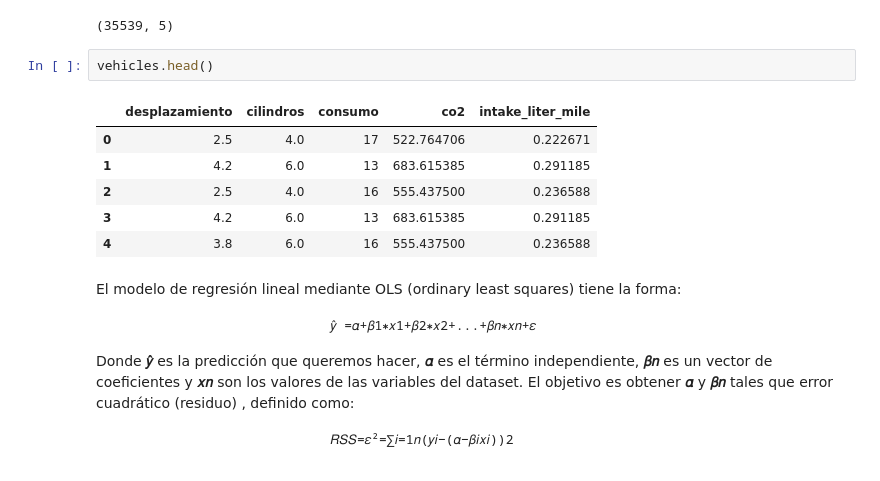
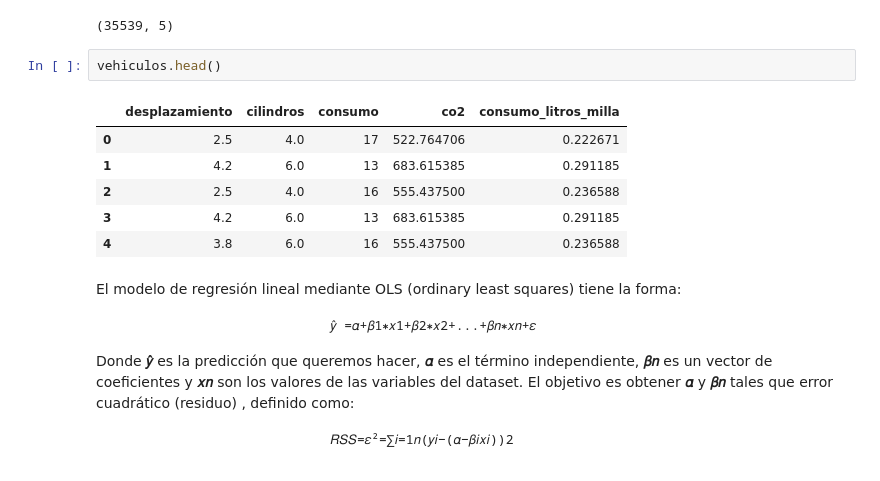
Before and after one commit to manumonforte/Data-Science, a Jupyter notebook: Machine Learning.ipynb, the cells around one changed output. Cells and saved outputs as stored; diff of their text form.

```diff
--- a/Machine Learning.ipynb
+++ b/Machine Learning.ipynb
@@ -22,9 +22,9 @@ vehiculos.shape
 # %% [output]
 (35539, 5)
 # %%
-vehicles.head()
+vehiculos.head()
 # %% [output]
-|  | desplazamiento | cilindros | consumo | co2 | intake_liter_mile |
+|  | desplazamiento | cilindros | consumo | co2 | consumo_litros_milla |
 | 0 | 2.5 | 4.0 | 17 | 522.764706 | 0.222671 |
 | 1 | 4.2 | 6.0 | 13 | 683.615385 | 0.291185 |
 | 2 | 2.5 | 4.0 | 16 | 555.437500 | 0.236588 |
```
Also changed, not shown: parts of 26 cells of this notebook, 4 other files.
